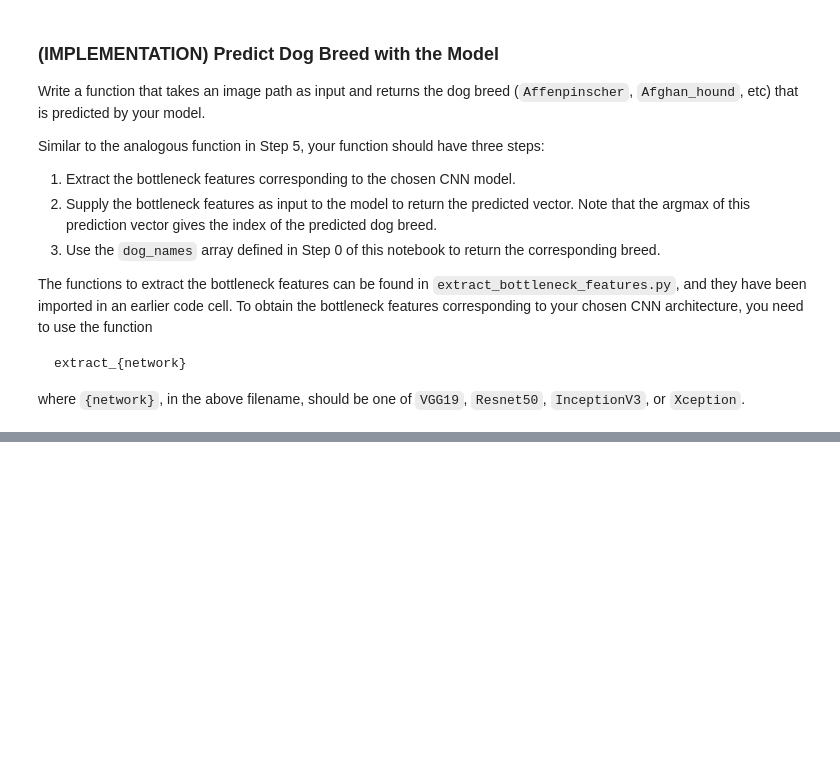
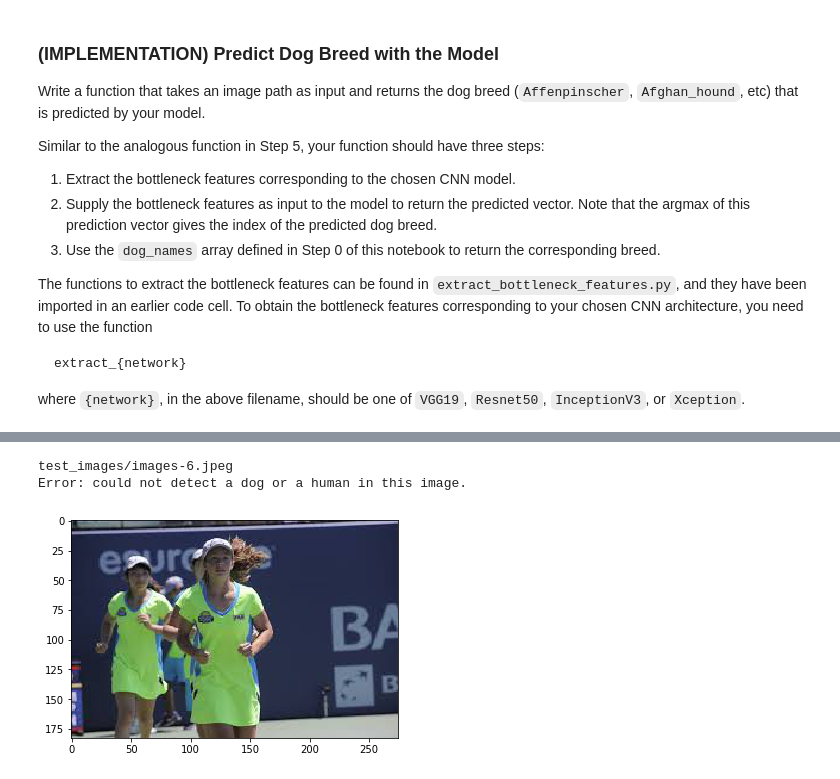
Before and after one commit to adamaboudan/dog-project, a Jupyter notebook: dog_app.ipynb, the cells around one changed output, grey strips where cells are left out. Cells and saved outputs as stored; diff of their text form; code cells hidden in the pictures; blank space fills up the shorter version.

```diff
--- a/dog_app.ipynb
+++ b/dog_app.ipynb
@@ -565,0 +783,11 @@ __Answer:__
+# %%
+print(M[1])
+breed_predictor(M[1])
+img = cv2.imread(M[1])
+img = cv2.cvtColor(img, cv2.COLOR_BGR2RGB)
+plt.imshow(img)
+plt.show()
+# %% [output]
+test_images/images-6.jpeg
+Error: could not detect a dog or a human in this image.
+[figure, added]
```
Also changed, not shown: parts of 29 cells of this notebook.
